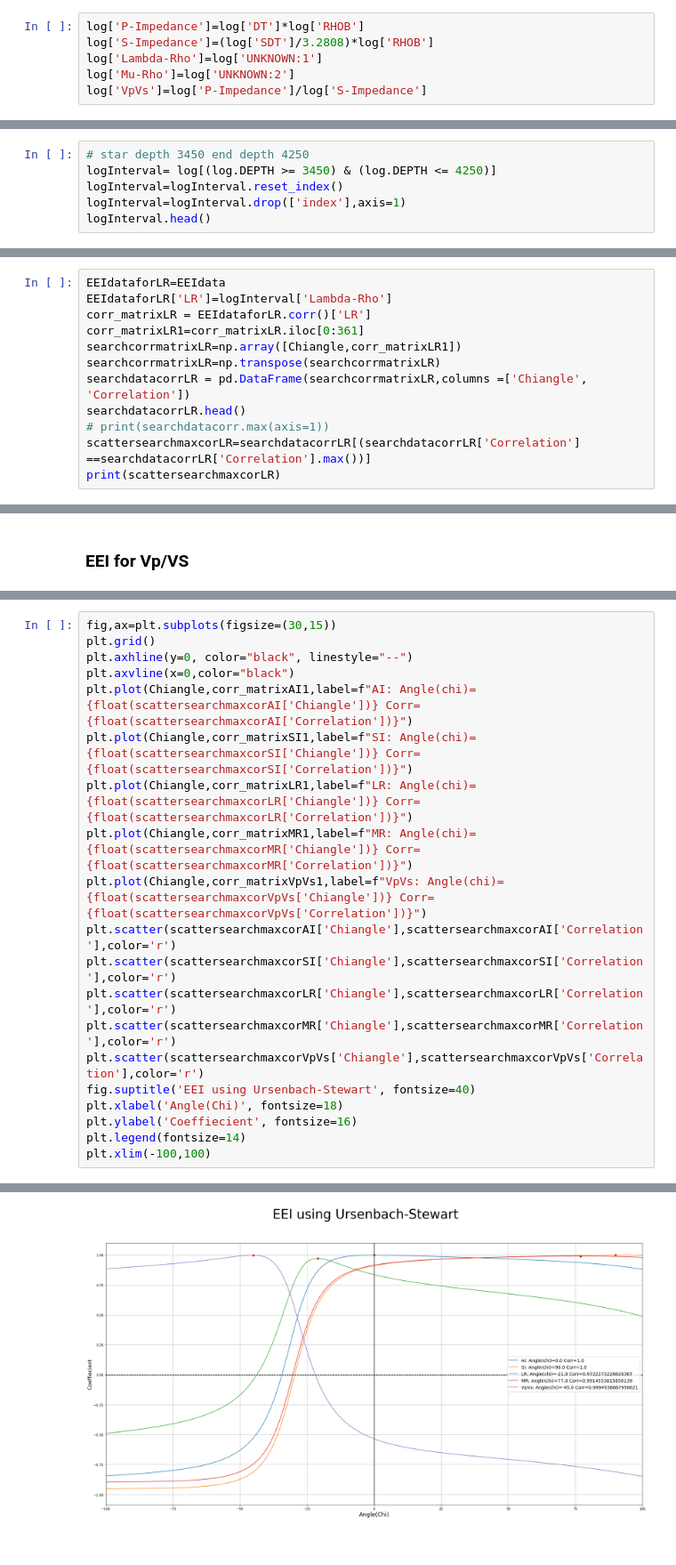
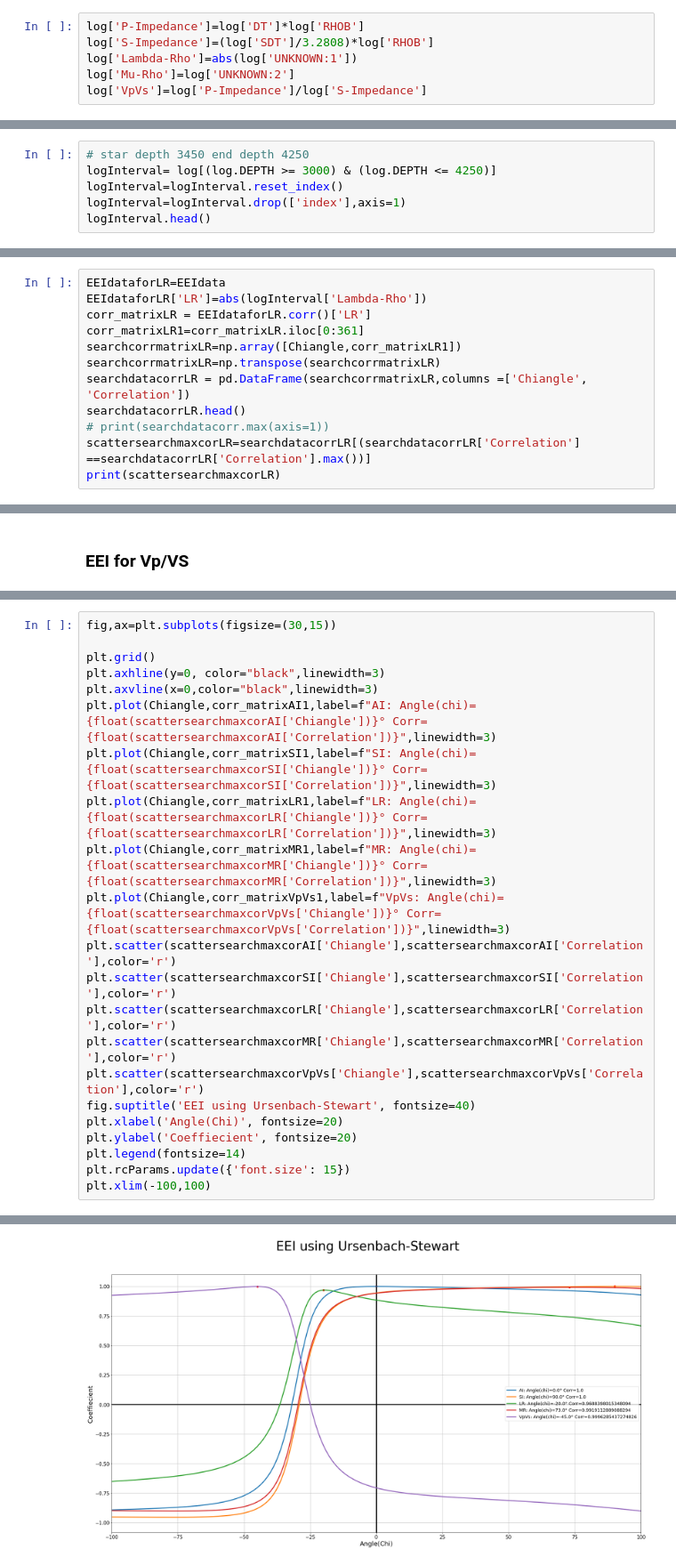
Before and after one commit to SWahidatulhusna/EEI-UrsenbachStewart, a Jupyter notebook: EEIcalc.ipynb, the cells around one changed output, grey strips where cells are left out. Shown: that part at 89% size. Saved outputs shown, nothing was run; the diff lists cells and outputs as text.

```diff
--- a/EEIcalc.ipynb
+++ b/EEIcalc.ipynb
@@ -18,7 +19,7 @@ log.head()
 # %%
 log['P-Impedance']=log['DT']*log['RHOB']
 log['S-Impedance']=(log['SDT']/3.2808)*log['RHOB']
-log['Lambda-Rho']=log['UNKNOWN:1']
+log['Lambda-Rho']=abs(log['UNKNOWN:1'])
 log['Mu-Rho']=log['UNKNOWN:2']
 log['VpVs']=log['P-Impedance']/log['S-Impedance']
 # %%
@@ -32,7 +33,7 @@ log.head()
 | 4 | 441.0 | NaN | 11.0396 | 1.6723 | 1848.2698 | NaN | NaN | NaN | 11.0396 | ... |
 # %%
 # star depth 3450 end depth 4250
-logInterval= log[(log.DEPTH >= 3450) & (log.DEPTH <= 4250)]
+logInterval= log[(log.DEPTH >= 3000) & (log.DEPTH <= 4250)]
 logInterval=logInterval.reset_index()
 logInterval=logInterval.drop(['index'],axis=1)
 logInterval.head()
@@ -119,7 +120,7 @@ print(scattersearchmaxcorSI)
 ### EEI For LR
 # %%
 EEIdataforLR=EEIdata
-EEIdataforLR['LR']=logInterval['Lambda-Rho']
+EEIdataforLR['LR']=abs(logInterval['Lambda-Rho'])
 corr_matrixLR = EEIdataforLR.corr()['LR']
 corr_matrixLR1=corr_matrixLR.iloc[0:361]
 searchcorrmatrixLR=np.array([Chiangle,corr_matrixLR1])
@@ -173,23 +174,25 @@ print(float(scattersearchmaxcorVpVs['Correlation']))
 # %%
 fig,ax=plt.subplots(figsize=(30,15))
+
 plt.grid()
-plt.axhline(y=0, color="black", linestyle="--")
-plt.axvline(x=0,color="black")
-plt.plot(Chiangle,corr_matrixAI1,label=f"AI: Angle(chi)={float(scattersearchmaxcorAI['Chiangle'])} Corr={float(scattersearchmaxcorAI['Correlation'])}")
-plt.plot(Chiangle,corr_matrixSI1,label=f"SI: Angle(chi)={float(scattersearchmaxcorSI['Chiangle'])} Corr={float(scattersearchmaxcorSI['Correlation'])}")
-plt.plot(Chiangle,corr_matrixLR1,label=f"LR: Angle(chi)={float(scattersearchmaxcorLR['Chiangle'])} Corr={float(scattersearchmaxcorLR['Correlation'])}")
-plt.plot(Chiangle,corr_matrixMR1,label=f"MR: Angle(chi)={float(scattersearchmaxcorMR['Chiangle'])} Corr={float(scattersearchmaxcorMR['Correlation'])}")
-plt.plot(Chiangle,corr_matrixVpVs1,label=f"VpVs: Angle(chi)={float(scattersearchmaxcorVpVs['Chiangle'])} Corr={float(scattersearchmaxcorVpVs['Correlation'])}")
+plt.axhline(y=0, color="black",linewidth=3)
+plt.axvline(x=0,color="black",linewidth=3)
+plt.plot(Chiangle,corr_matrixAI1,label=f"AI: Angle(chi)={float(scattersearchmaxcorAI['Chiangle'])}° Corr={float(scattersearchmaxcorAI['Correlation'])}",linewidth=3)
+plt.plot(Chiangle,corr_matrixSI1,label=f"SI: Angle(chi)={float(scattersearchmaxcorSI['Chiangle'])}° Corr={float(scattersearchmaxcorSI['Correlation'])}",linewidth=3)
+plt.plot(Chiangle,corr_matrixLR1,label=f"LR: Angle(chi)={float(scattersearchmaxcorLR['Chiangle'])}° Corr={float(scattersearchmaxcorLR['Correlation'])}",linewidth=3)
+plt.plot(Chiangle,corr_matrixMR1,label=f"MR: Angle(chi)={float(scattersearchmaxcorMR['Chiangle'])}° Corr={float(scattersearchmaxcorMR['Correlation'])}",linewidth=3)
+plt.plot(Chiangle,corr_matrixVpVs1,label=f"VpVs: Angle(chi)={float(scattersearchmaxcorVpVs['Chiangle'])}° Corr={float(scattersearchmaxcorVpVs['Correlation'])}",linewidth=3)
 plt.scatter(scattersearchmaxcorAI['Chiangle'],scattersearchmaxcorAI['Correlation'],color='r')
 plt.scatter(scattersearchmaxcorSI['Chiangle'],scattersearchmaxcorSI['Correlation'],color='r')
 plt.scatter(scattersearchmaxcorLR['Chiangle'],scattersearchmaxcorLR['Correlation'],color='r')
 plt.scatter(scattersearchmaxcorMR['Chiangle'],scattersearchmaxcorMR['Correlation'],color='r')
 plt.scatter(scattersearchmaxcorVpVs['Chiangle'],scattersearchmaxcorVpVs['Correlation'],color='r')
 fig.suptitle('EEI using Ursenbach-Stewart', fontsize=40)
-plt.xlabel('Angle(Chi)', fontsize=18)
-plt.ylabel('Coeffiecient', fontsize=16)
+plt.xlabel('Angle(Chi)', fontsize=20)
+plt.ylabel('Coeffiecient', fontsize=20)
 plt.legend(fontsize=14)
+plt.rcParams.update({'font.size': 15})
 plt.xlim(-100,100)
 # %% [output]
 (-100.0, 100.0)
-[figure, old version]
+[figure, new version]
```
Also changed, not shown: parts of 13 cells of this notebook.
